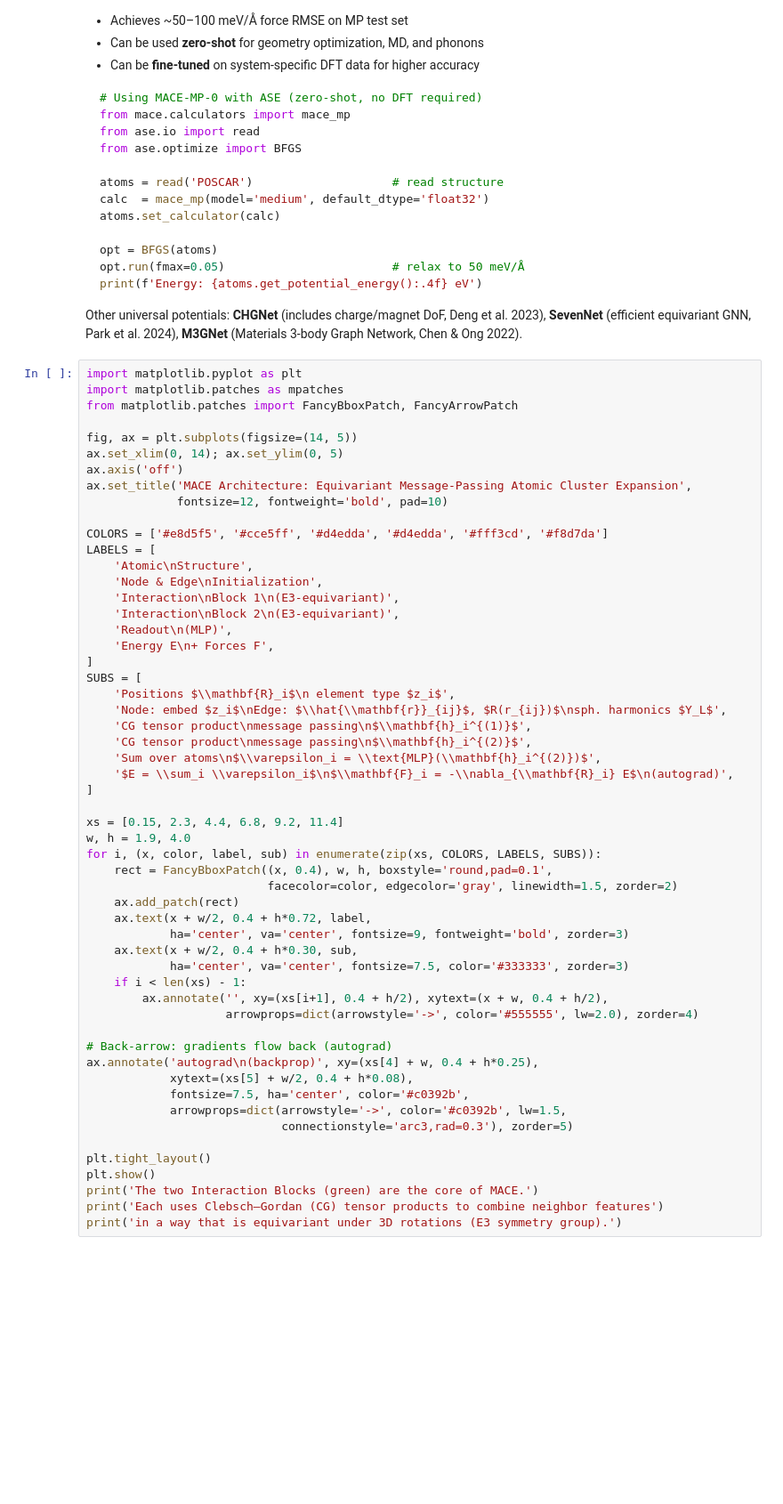
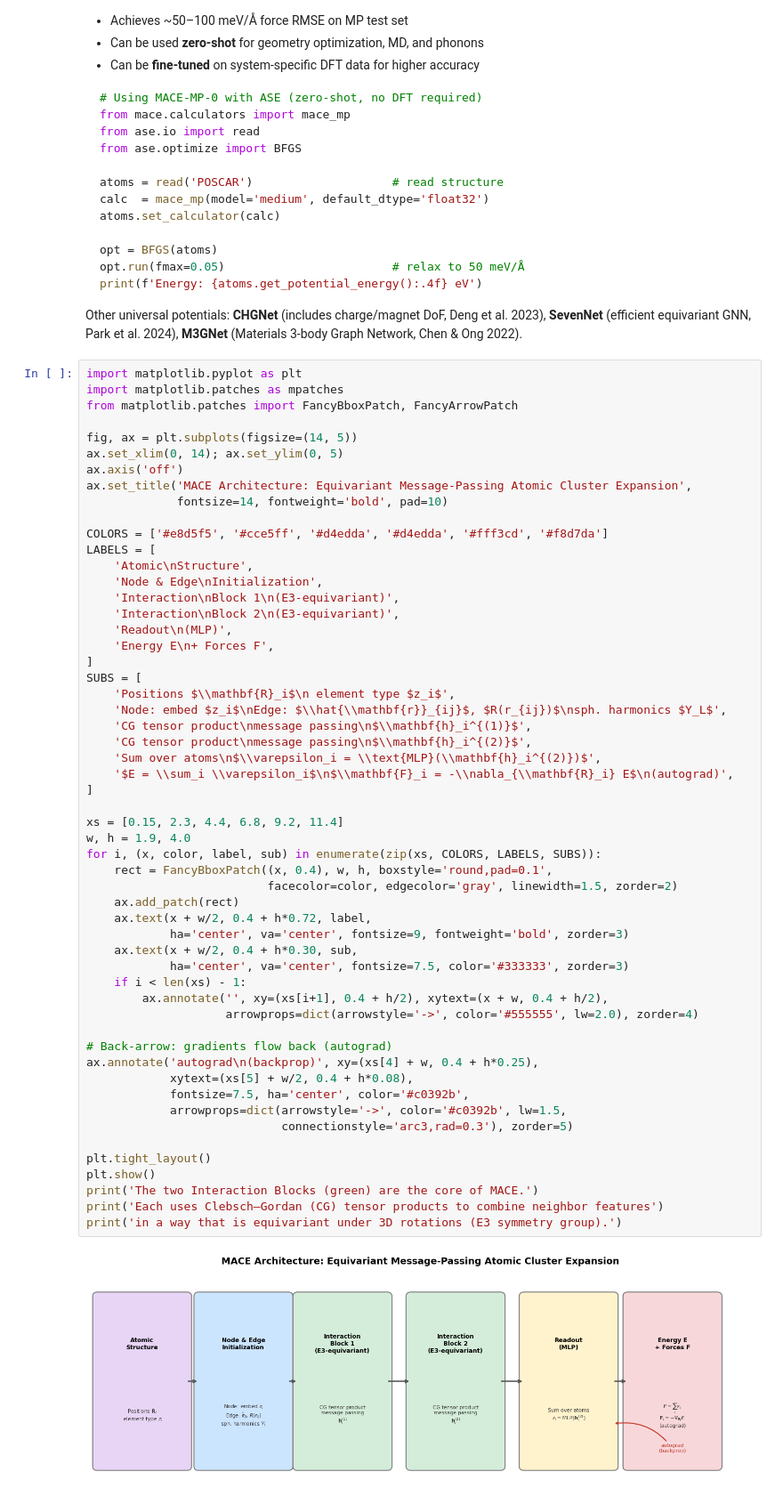
Before and after one commit to ppt-2/Ch121a-DFT, a Jupyter notebook: Module3_Periodic-DFT/notebooks/05_aimd_and_mlff.ipynb, the cells around one changed output. Shown at 89% size. Saved outputs shown, nothing was run; the diff lists cells and outputs as text; blank space fills up the shorter version.

```diff
--- a/Module3_Periodic-DFT/notebooks/05_aimd_and_mlff.ipynb
+++ b/Module3_Periodic-DFT/notebooks/05_aimd_and_mlff.ipynb
@@ -361,7 +364,7 @@ fig, ax = plt.subplots(figsize=(14, 5))
 ax.set_xlim(0, 14); ax.set_ylim(0, 5)
 ax.axis('off')
 ax.set_title('MACE Architecture: Equivariant Message-Passing Atomic Cluster Expansion',
-             fontsize=12, fontweight='bold', pad=10)
+             fontsize=14, fontweight='bold', pad=10)
 
 COLORS = ['#e8d5f5', '#cce5ff', '#d4edda', '#d4edda', '#fff3cd', '#f8d7da']
 LABELS = [
@@ -380,30 +383,32 @@ SUBS = [
     'Sum over atoms\n$\\varepsilon_i = \\text{MLP}(\\mathbf{h}_i^{(2)})$',
     '$E = \\sum_i \\varepsilon_i$\n$\\mathbf{F}_i = -\\nabla_{\\mathbf{R}_i} E$\n(autograd)',
 ]
 
 xs = [0.15, 2.3, 4.4, 6.8, 9.2, 11.4]
 w, h = 1.9, 4.0
 for i, (x, color, label, sub) in enumerate(zip(xs, COLORS, LABELS, SUBS)):
     rect = FancyBboxPatch((x, 0.4), w, h, boxstyle='round,pad=0.1',
                           facecolor=color, edgecolor='gray', linewidth=1.5, zorder=2)
     ax.add_patch(rect)
     ax.text(x + w/2, 0.4 + h*0.72, label,
             ha='center', va='center', fontsize=9, fontweight='bold', zorder=3)
     ax.text(x + w/2, 0.4 + h*0.30, sub,
             ha='center', va='center', fontsize=7.5, color='#333333', zorder=3)
     if i < len(xs) - 1:
         ax.annotate('', xy=(xs[i+1], 0.4 + h/2), xytext=(x + w, 0.4 + h/2),
                     arrowprops=dict(arrowstyle='->', color='#555555', lw=2.0), zorder=4)
 
 # Back-arrow: gradients flow back (autograd)
 ax.annotate('autograd\n(backprop)', xy=(xs[4] + w, 0.4 + h*0.25),
             xytext=(xs[5] + w/2, 0.4 + h*0.08),
             fontsize=7.5, ha='center', color='#c0392b',
             arrowprops=dict(arrowstyle='->', color='#c0392b', lw=1.5,
                             connectionstyle='arc3,rad=0.3'), zorder=5)
 
 plt.tight_layout()
 plt.show()
 print('The two Interaction Blocks (green) are the core of MACE.')
 print('Each uses Clebsch–Gordan (CG) tensor products to combine neighbor features')
 print('in a way that is equivariant under 3D rotations (E3 symmetry group).')
+# %% [output]
+[figure, added]
```
Also changed, not shown: parts of 5 cells of this notebook.
